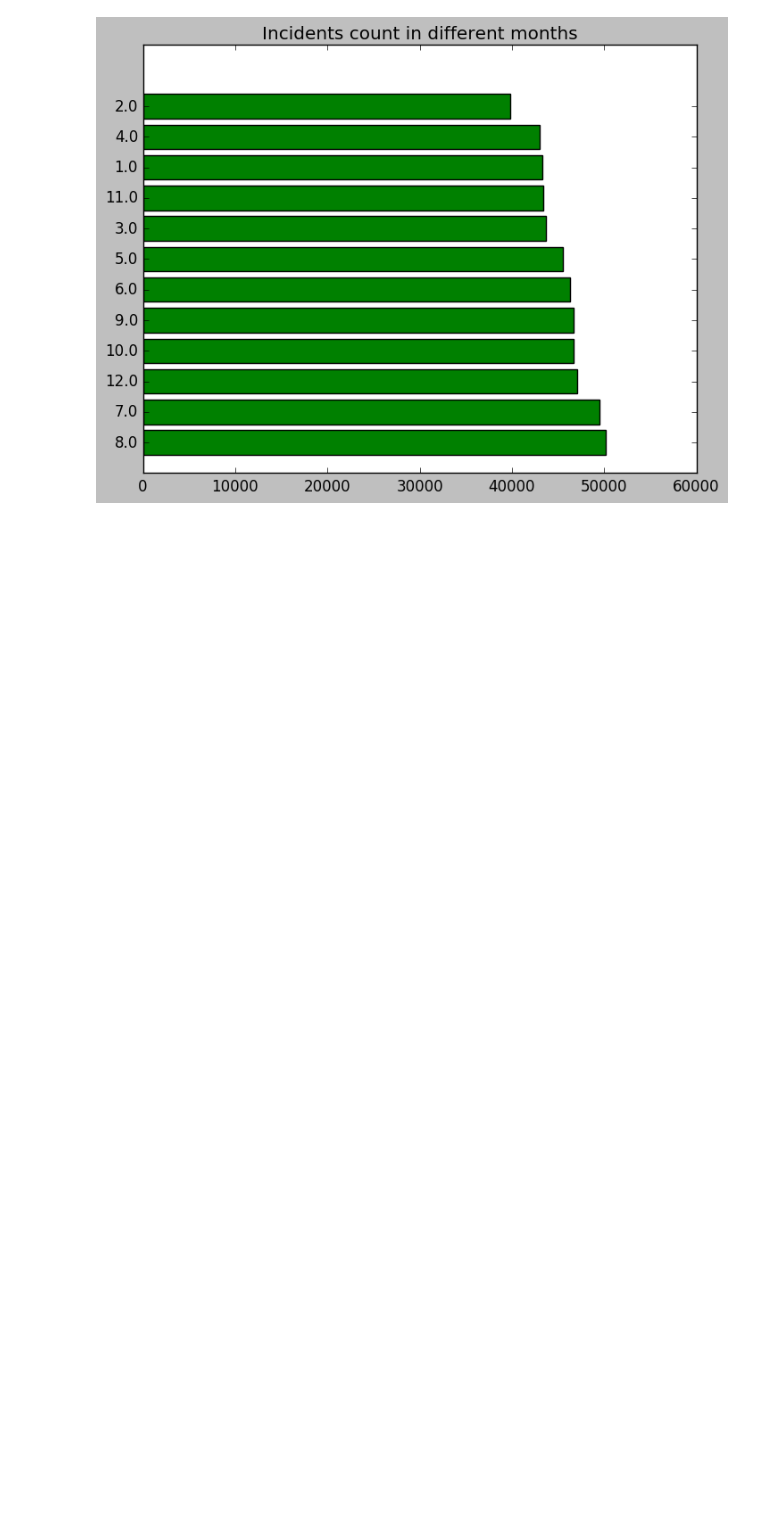
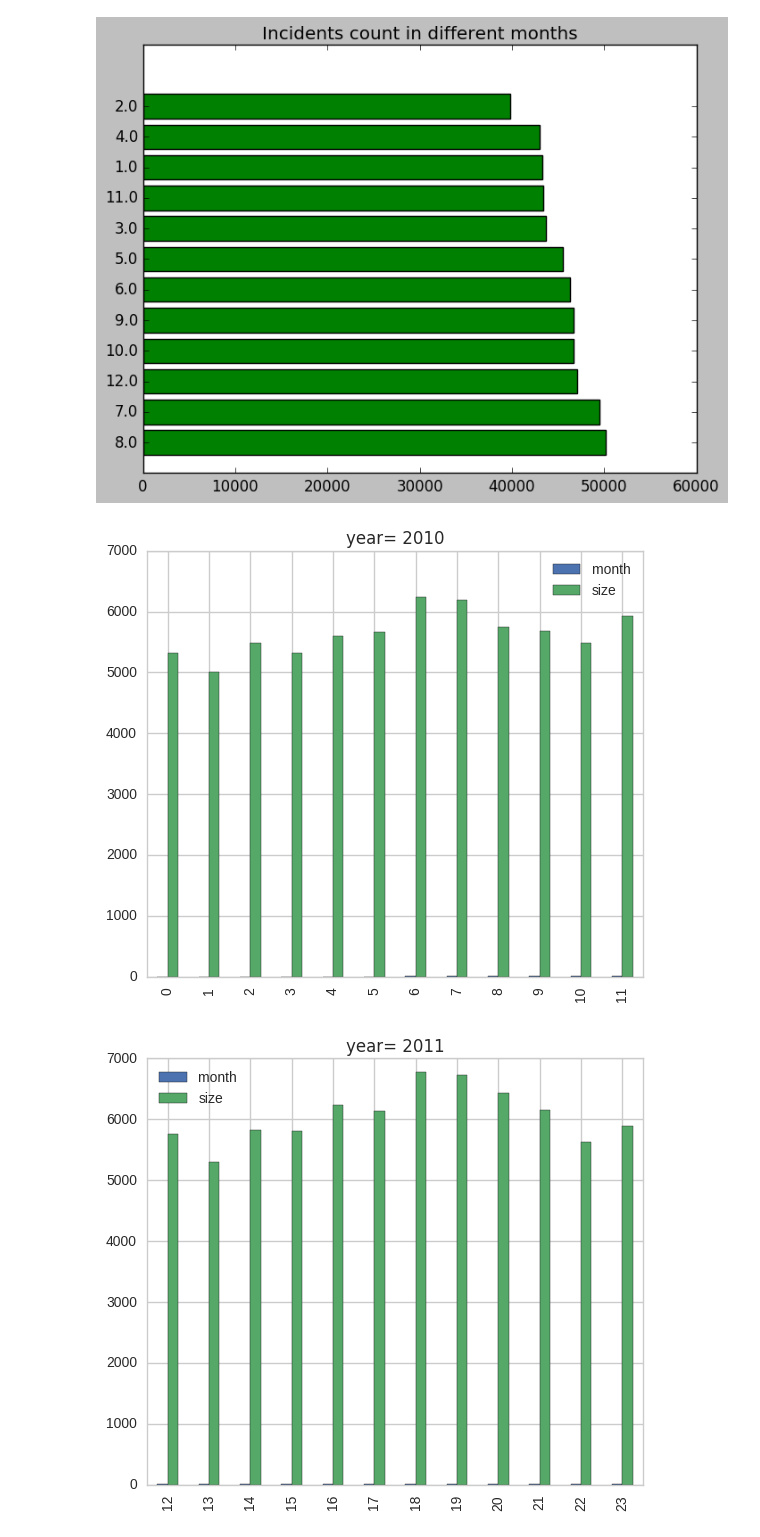
Before and after one commit to hackoregon/emergency-response, a Jupyter notebook: notebooks/time_rollup.ipynb, the cells around one changed output. Saved outputs shown, nothing was run; the diff lists cells and outputs as text; code cells hidden in the pictures; blank space fills up the shorter version.

```diff
--- a/notebooks/time_rollup.ipynb
+++ b/notebooks/time_rollup.ipynb
@@ -182,3 +192,19 @@ ax4.set_title('Incidents count in different months')
 plt.show()
 # %% [output]
 [figure]
+# %%
+monthrankByYear = df1.groupby(['year','month']).size().reset_index()
+monthrankByYear = pd.DataFrame(monthrankByYear)
+monthrankByYear.columns= ['year','month','size']
+grouped = monthrankByYear.groupby(['year'])
+grouped_l = list(grouped)
+# %%
+for i in range(len(grouped_l)-1):
+    grouped_l[i][1].iloc[:,-2:].plot(kind = 'bar',title = "year= "+str(int(grouped_l[i][0])))
+    # Shrink current axis by 20%
+    ax = plt.subplot()
+    box = ax.get_position()
+    ax.set_position([box.x0, box.y0, box.width * 0.8, box.height])
+# %% [output]
+[figure, added]
+[figure, added]
```
Also changed, not shown: parts of 11 cells of this notebook.
